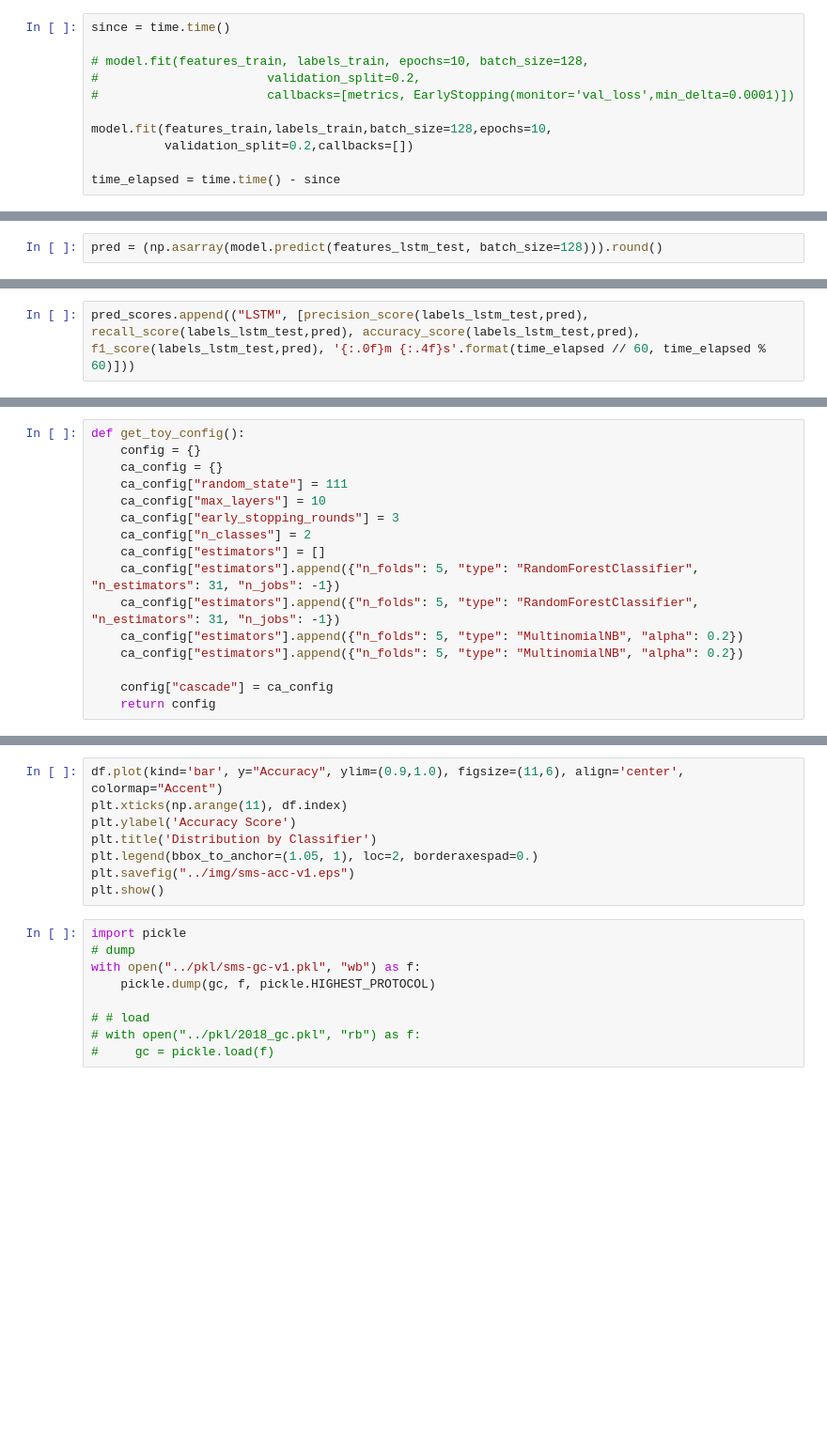
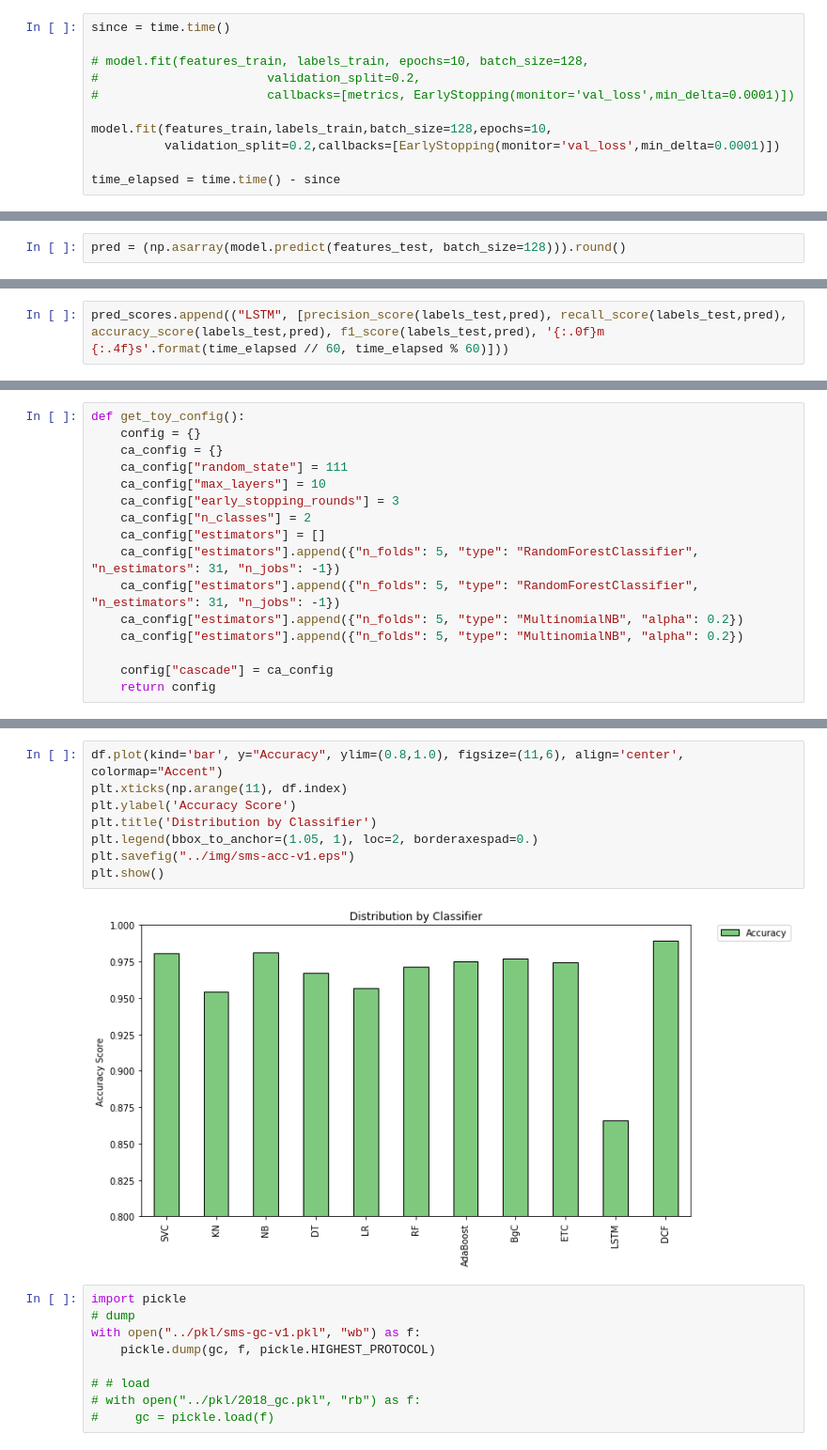
Before and after one commit to chenkangyang/spam-detection, a Jupyter notebook: notebook/sms-spam-v1.ipynb, the cells around one changed output, grey strips where cells are left out. Shown: that part at 94% size. Saved outputs shown, nothing was run; the diff lists cells and outputs as text; blank space fills up the shorter version.

```diff
--- a/notebook/sms-spam-v1.ipynb
+++ b/notebook/sms-spam-v1.ipynb
@@ -276,7 +270,7 @@ since = time.time()
 #                       callbacks=[metrics, EarlyStopping(monitor='val_loss',min_delta=0.0001)])
 
 model.fit(features_train,labels_train,batch_size=128,epochs=10,
-          validation_split=0.2,callbacks=[])
+          validation_split=0.2,callbacks=[EarlyStopping(monitor='val_loss',min_delta=0.0001)])
 
 time_elapsed = time.time() - since
 # %% [output]
@@ -295,2 +289,2 @@ Training complete in 92m 41.3374s
 # %%
-pred = (np.asarray(model.predict(features_lstm_test, batch_size=128))).round()
+pred = (np.asarray(model.predict(features_test, batch_size=128))).round()
@@ -299,2 +291,2 @@ pred = (np.asarray(model.predict(features_lstm_test, batch_size=128))).round()
 # %%
-pred_scores.append(("LSTM", [precision_score(labels_lstm_test,pred), recall_score(labels_lstm_test,pred), accuracy_score(labels_lstm_test,pred), f1_score(labels_lstm_test,pred), '{:.0f}m {:.4f}s'.format(time_elapsed // 60, time_elapsed % 60)]))
+pred_scores.append(("LSTM", [precision_score(labels_test,pred), recall_score(labels_test,pred), accuracy_score(labels_test,pred), f1_score(labels_test,pred), '{:.0f}m {:.4f}s'.format(time_elapsed // 60, time_elapsed % 60)]))
@@ -376,11 +380,13 @@ df
 # %%
-df.plot(kind='bar', y="Accuracy", ylim=(0.9,1.0), figsize=(11,6), align='center', colormap="Accent")
+df.plot(kind='bar', y="Accuracy", ylim=(0.8,1.0), figsize=(11,6), align='center', colormap="Accent")
 plt.xticks(np.arange(11), df.index)
 plt.ylabel('Accuracy Score')
 plt.title('Distribution by Classifier')
 plt.legend(bbox_to_anchor=(1.05, 1), loc=2, borderaxespad=0.)
 plt.savefig("../img/sms-acc-v1.eps")
 plt.show()
+# %% [output]
+[figure, added]
 # %%
 import pickle
 # dump
```
Also changed, not shown: parts of 16 cells of this notebook, 17 other files.
